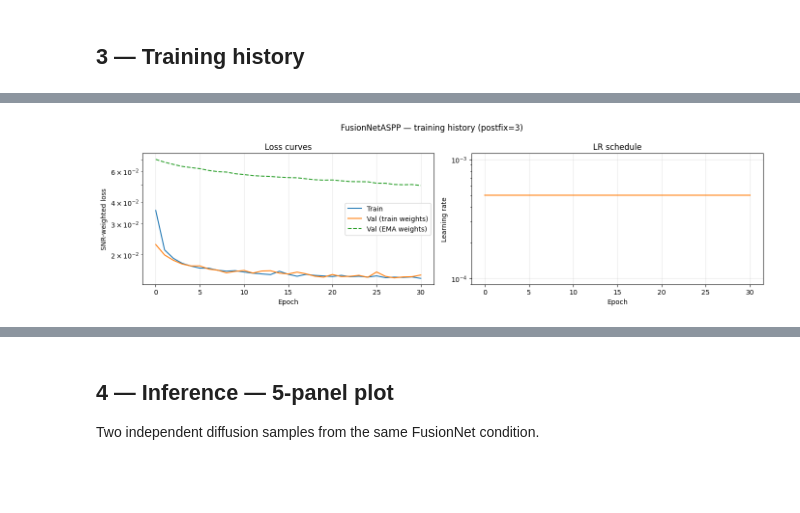
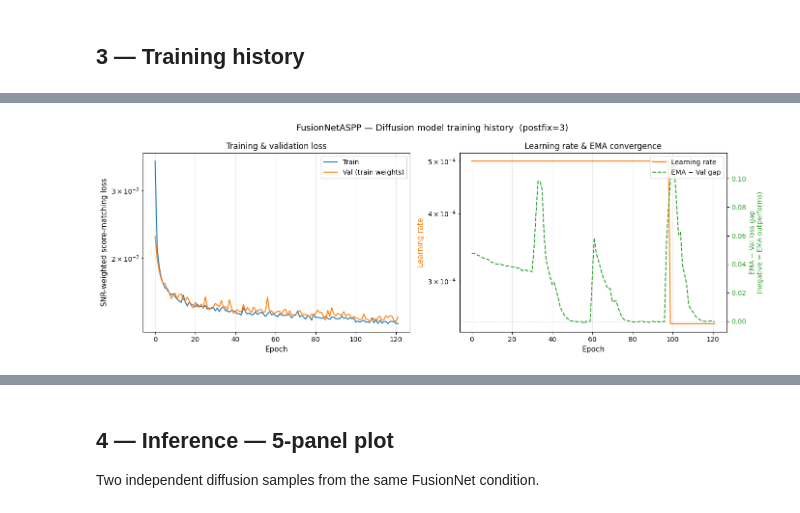
Before and after one commit to NinnaL/Master-thesis---Super-resolution-sea-ice-concentration-using-generative-AI, a Jupyter notebook: Code/diffusion_SR_ASIP_from_AMSR2.ipynb, the cells around one changed output, grey strips where cells are left out. Cells and saved outputs as stored; diff of their text form; code cells hidden in the pictures; blank space fills up the shorter version.

Commit message:
Training diffusion and model, + updated plotting for diffusion

```diff
--- a/Code/diffusion_SR_ASIP_from_AMSR2.ipynb
+++ b/Code/diffusion_SR_ASIP_from_AMSR2.ipynb
@@ -90,44 +174,82 @@ Val: 10000 samples
 # %%
 if not os.path.exists(HISTORY_PATH):
     print('No history file found — run training first.')
 else:
     with open(HISTORY_PATH) as f:
         history = json.load(f)
 
     epochs     = history['epoch']
     train_loss = history['train_loss']
     val_loss   = history['val_loss']
     ema_loss   = history.get('ema_val_loss', [])
 
-    fig, axes = plt.subplots(1, 2, figsize=(14, 4))
+    fig, axes = plt.subplots(1, 2, figsize=(14, 5))
 
-    axes[0].plot(epochs, train_loss, label='Train',               linewidth=1.5)
-    axes[0].plot(epochs, val_loss,   label='Val (train weights)', linewidth=1.5)
-    if ema_loss:
-        axes[0].plot(epochs, ema_loss, label='Val (EMA weights)', linewidth=1.5, linestyle='--')
-    axes[0].set_xlabel('Epoch')
-    axes[0].set_ylabel('SNR-weighted loss')
-    axes[0].set_title('Loss curves')
-    axes[0].legend()
+    # ── Left: loss curves ─────────────────────────────────────────────────────
+    axes[0].plot(epochs, train_loss, label='Train',               linewidth=1.5, color='tab:blue')
+    axes[0].plot(epochs, val_loss,   label='Val (train weights)', linewidth=1.5, color='tab:orange')
+    # if ema_loss:
+    #     axes[0].plot(epochs, ema_loss, label='Val (EMA weights)', linewidth=1.5,
+    #                  linestyle='--', color='tab:green')
+    axes[0].set_xlabel('Epoch', fontsize=11)
+    axes[0].set_ylabel('SNR-weighted score-matching loss', fontsize=11)
+    axes[0].set_title('Training & validation loss', fontsize=12)
+    axes[0].legend(loc='upper right', fontsize=10)
     axes[0].grid(True, alpha=0.3)
     if len(epochs) > 10:
         axes[0].set_yscale('log')
 
-    axes[1].plot(epochs, history['lr'], color='tab:orange', linewidth=1.5)
-    axes[1].set_xlabel('Epoch')
-    axes[1].set_ylabel('Learning rate')
-    axes[1].set_title('LR schedule')
+    # Annotate best EMA epoch
+    # if ema_loss:
+    #     best_idx = int(np.argmin(ema_loss))
+    #     axes[0].axvline(epochs[best_idx], color='tab:green', linestyle=':', linewidth=1, alpha=0.7)
+    #     axes[0].annotate(f'Best EMA\nepoch {epochs[best_idx]}',
+    #                      xy=(epochs[best_idx], ema_loss[best_idx]),
+    #                      xytext=(epochs[best_idx] + max(epochs) * 0.03, ema_loss[best_idx] * 1.5),
+    #                      fontsize=8, color='tab:green',
+    #                      arrowprops=dict(arrowstyle='->', color='tab:green', lw=0.8))
+
+    # ── Right: LR + EMA gap ───────────────────────────────────────────────────
+    ln1 = axes[1].plot(epochs, history['lr'], color='tab:orange',
+                       linewidth=1.5, label='Learning rate')
+    axes[1].set_xlabel('Epoch', fontsize=11)
+    axes[1].set_ylabel('Learning rate', fontsize=11, color='tab:orange')
+    axes[1].tick_params(axis='y', labelcolor='tab:orange')
     axes[1].set_yscale('log')
+    axes[1].set_title('Learning rate & EMA convergence', fontsize=12)
     axes[1].grid(True, alpha=0.3)
 
-    plt.suptitle(f'{mdl_cls.name} — training history (postfix={postfix})', fontsize=12)
+    if ema_loss:
+        ax2     = axes[1].twinx()
+        ema_gap = [e - v for e, v in zip(ema_loss, val_loss)]
+        ln2     = ax2.plot(epochs, ema_gap, color='tab:green', linewidth=1.5,
+                           linestyle='--', label='EMA − Val gap')
+        ax2.axhline(0, color='gray', linestyle=':', linewidth=0.8, alpha=0.6)
+        ax2.set_ylabel('EMA − Val loss gap\n(negative = EMA outperforms)', fontsize=10,
+                       color='tab:green')
+        ax2.tick_params(axis='y', labelcolor='tab:green')
+
+        # Combined legend for both y-axes
+        lns   = ln1 + ln2
+        labs  = [l.get_label() for l in lns]
+        ax2.legend(lns, labs, loc='upper right', fontsize=10)
+
+    plt.suptitle(f'{mdl_cls.name} — Diffusion model training history  (postfix={postfix})',
+                 fontsize=13)
     plt.tight_layout()
     plt.show()
 
+    # ── Summary stats ─────────────────────────────────────────────────────────
     ref        = ema_loss if ema_loss else val_loss
-    best_epoch = epochs[int(np.argmin(ref))]
-    print(f'Best ema_val : {min(ref):.5f}  at epoch {best_epoch}')
-    print(f'Latest       : epoch={epochs[-1]}  train={train_loss[-1]:.5f}  val={val_loss[-1]:.5f}'
-          + (f'  ema_val={ema_loss[-1]:.5f}' if ema_loss else ''))
+    best_idx   = int(np.argmin(ref))
+    best_epoch = epochs[best_idx]
+    print(f'Epochs trained : {len(epochs)}  (latest: {epochs[-1]})')
+    print(f'Best ema_val   : {min(ref):.5f}  at epoch {best_epoch}')
+    print(f'Latest train   : {train_loss[-1]:.5f}')
+    print(f'Latest val     : {val_loss[-1]:.5f}')
+    if ema_loss:
+        print(f'Latest ema_val : {ema_loss[-1]:.5f}')
+        print(f'EMA gap        : {ema_gap[-1]:+.5f}  '
+              f'({"EMA outperforms" if ema_gap[-1] < 0 else "EMA still converging"})')
 # %% [output]
-[figure, old version]
+[figure, new version]
```
Also changed, not shown: parts of 9 cells of this notebook, 7 other files.
